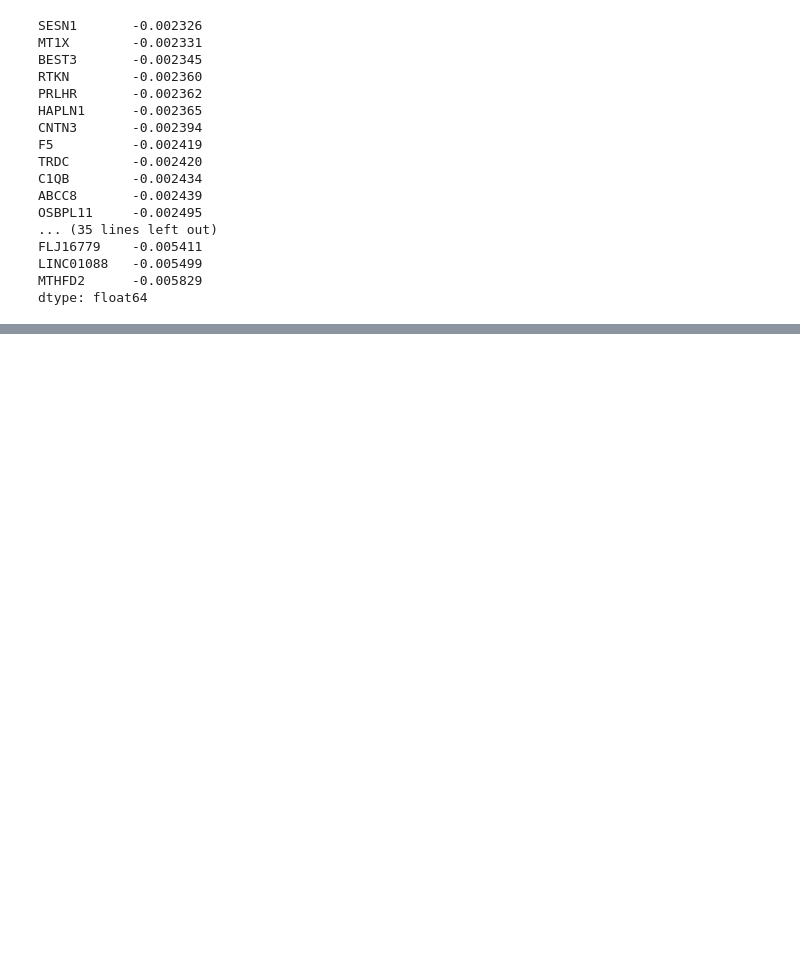
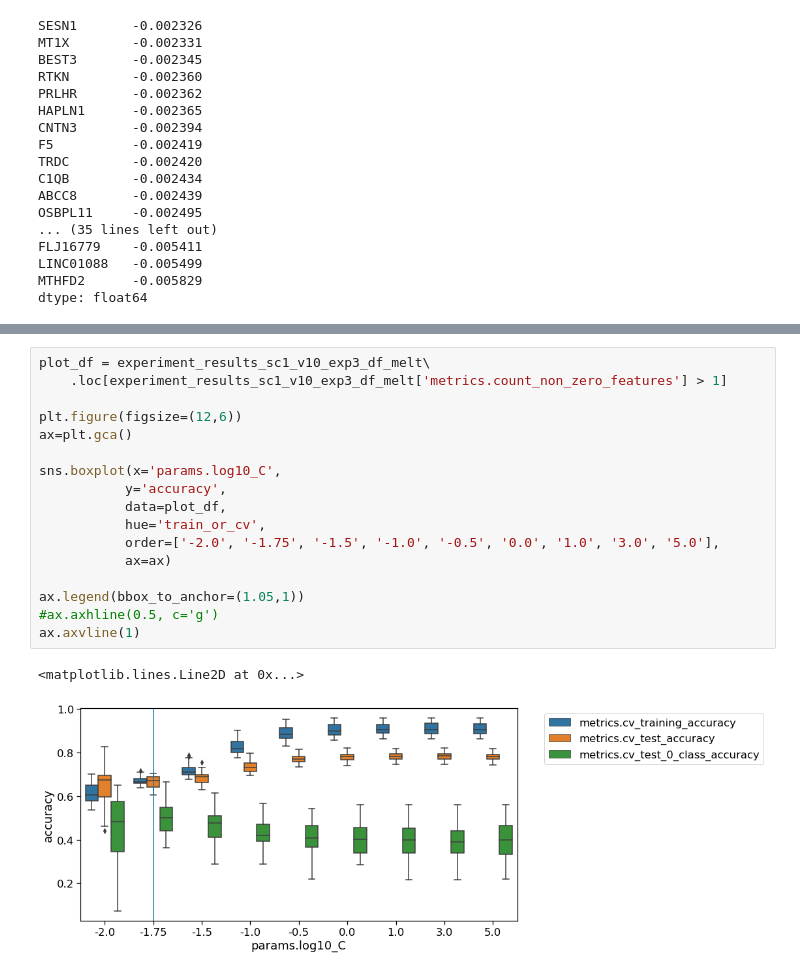
Before and after one commit to asuther/precfda_brain_cancer_phase_1, a Jupyter notebook: notebooks/model_generation/2020.01.14-1-Train_logistic_regression_model_using_mlflow.ipynb, the cells around one changed output, grey strips where cells are left out. Cells and saved outputs as stored; diff of their text form; blank space fills up the shorter version.

```diff
--- a/notebooks/model_generation/2020.01.14-1-Train_logistic_regression_model_using_mlflow.ipynb
+++ b/notebooks/model_generation/2020.01.14-1-Train_logistic_regression_model_using_mlflow.ipynb
@@ -907,0 +1256,20 @@ dtype: float64
+# %%
+plot_df = experiment_results_sc1_v10_exp3_df_melt\
+    .loc[experiment_results_sc1_v10_exp3_df_melt['metrics.count_non_zero_features'] > 1]
+
+plt.figure(figsize=(12,6))
+ax=plt.gca()
+
+sns.boxplot(x='params.log10_C',
+           y='accuracy',
+           data=plot_df,
+           hue='train_or_cv',
+           order=['-2.0', '-1.75', '-1.5', '-1.0', '-0.5', '0.0', '1.0', '3.0', '5.0'],
+           ax=ax)
+
+ax.legend(bbox_to_anchor=(1.05,1))
+#ax.axhline(0.5, c='g')
+ax.axvline(1)
+# %% [output]
+<matplotlib.lines.Line2D at 0x...>
+[figure, added]
```
Also changed, not shown: parts of 57 cells of this notebook, 3 other files.
